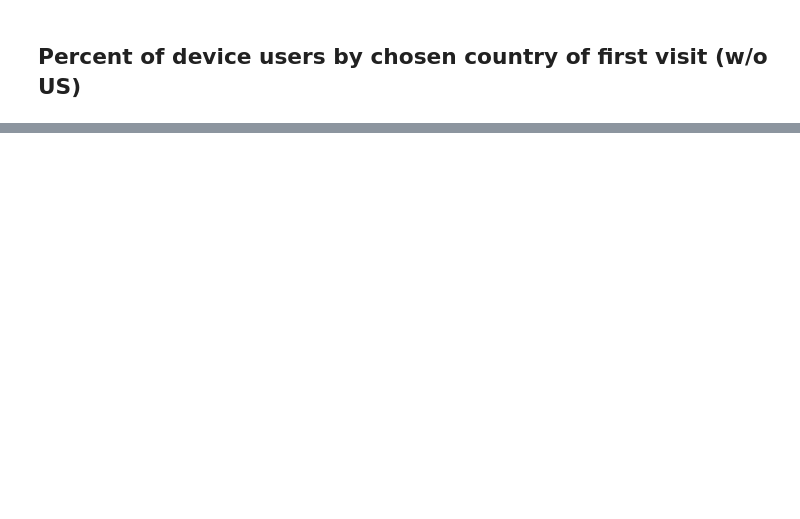
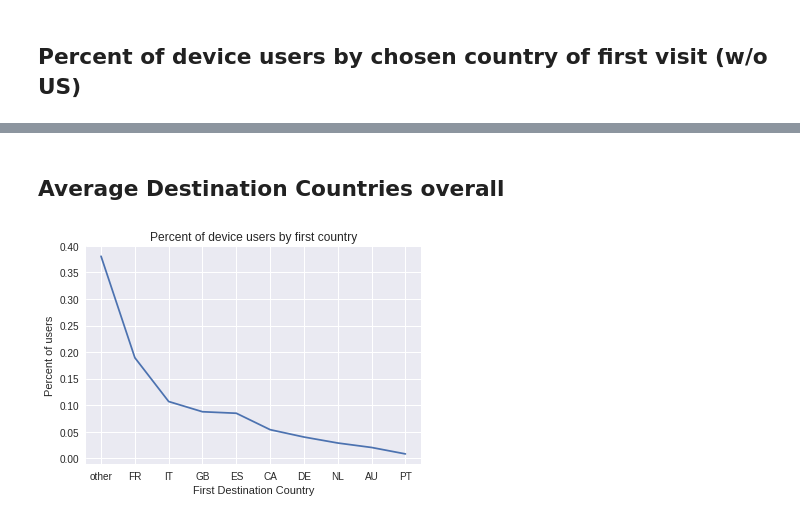
Before and after one commit to bhedayat/258-Assignment-2, a Jupyter notebook: DataExploration/DataExploration_Daniel.ipynb, the cells around one changed output, grey strips where cells are left out. Drawn from its saved outputs; the diff is of its cells as text; code cells hidden in the pictures; blank space fills up the shorter version.

```diff
--- a/DataExploration/DataExploration_Daniel.ipynb
+++ b/DataExploration/DataExploration_Daniel.ipynb
@@ -97,0 +115,37 @@ for dev in train_users['first_device_type'].unique():
+# %% [markdown]
+## Average Destination Countries overall
+# %%
+countryByDT = defaultdict(list)
+countryByDTCount = defaultdict(list)
+totByDT = defaultdict(list)
+perByDT = []
+legend = []
+countries = ['other','FR','IT','GB','ES','CA','DE','NL','AU','PT']
+h = 1
+
+countryByDT = train_users.country_destination[[j*r for j,r in zip(train_users.country_destination != 'NDF',train_users.country_destination != 'US')]]
+countryByDTCount = dict(Counter(countryByDT).items())
+totByDT = sum([countryByDTCount[j]  for j in countryByDTCount])
+for i in countries:
+    if i in countryByDTCount:
+        perByDT.append((i,countryByDTCount[i]/totByDT))
+    else:
+        perByDT.append((i,0))
+percentAll = [i[1] for i in perByDT]
+
+#plt.bar(range(len(percent)),percent)
+#plt.xticks(range(len(countries)), countries)
+#plt.title('Percent of ' + dev + ' users by first country')
+#plt.xlabel('First Destination Country')
+#plt.ylabel('Percent of ' + dev + ' users')
+#plt.show()
+
+plt.xticks(range(len(countries)), countries)
+plt.title('Percent of device users by first country')
+plt.xlabel('First Destination Country')
+plt.ylabel('Percent of users')
+plt.plot(range(len(percentAll)),percentAll)
+
+plt.legend(legend);
+# %% [output]
+[figure, added]
```
Also changed, not shown: parts of 5 cells of this notebook, 1 other file.
